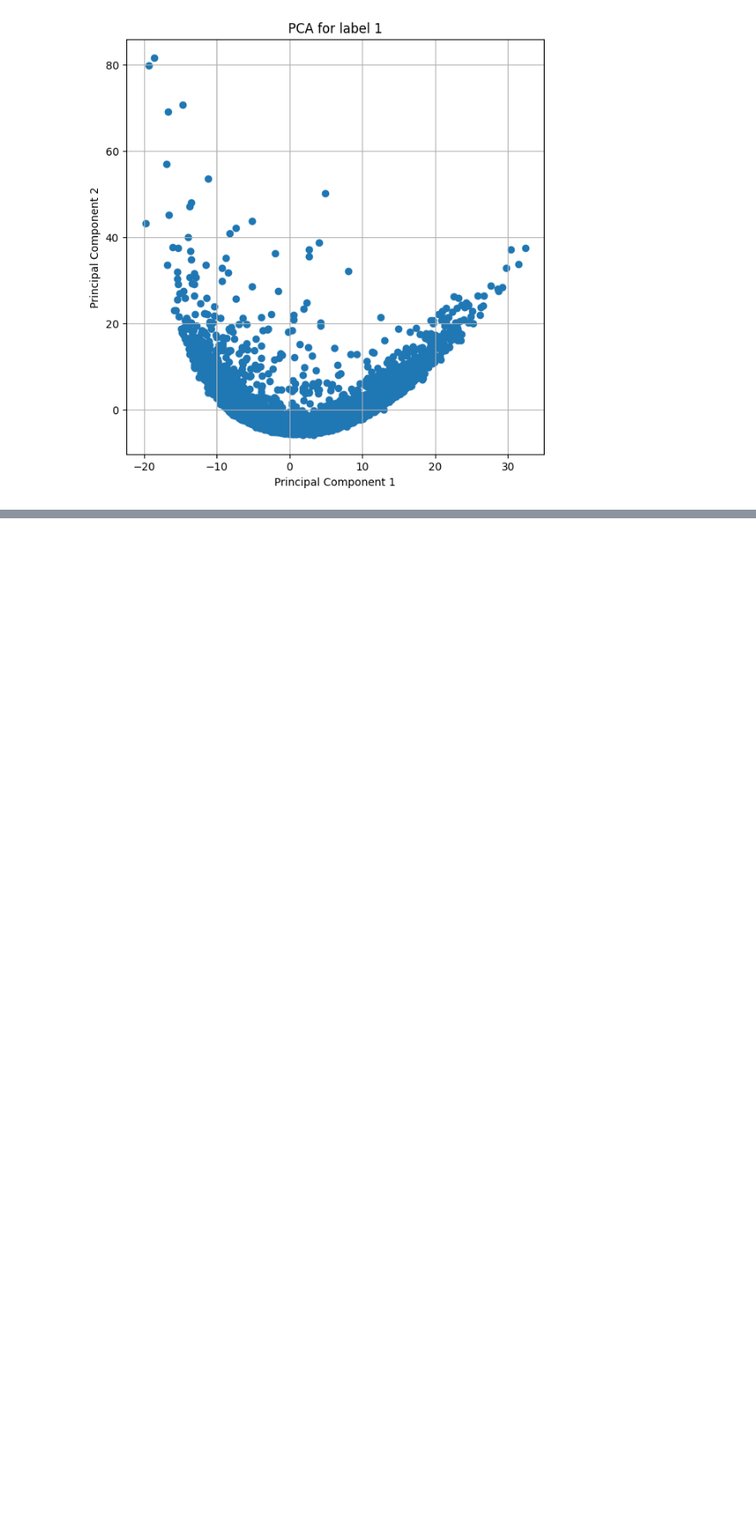
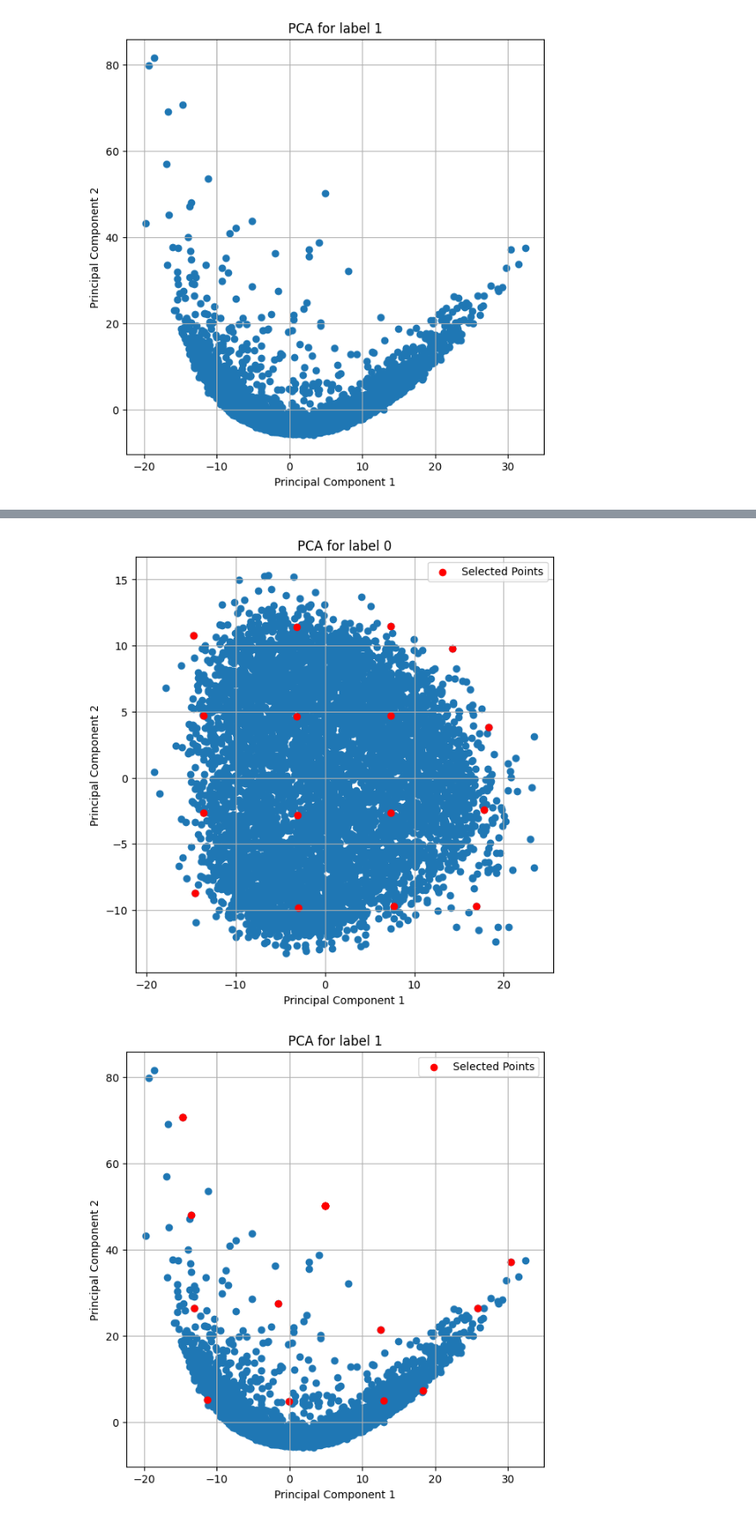
Before and after one commit to MahdiAnvarii/MachineLearning-Homeworks, a Jupyter notebook: HW02/Q2/Q2.ipynb, the cells around one changed output, grey strips where cells are left out. Shown at 86% size. Saved outputs shown, nothing was run; the diff lists cells and outputs as text; code cells hidden in the pictures; blank space fills up the shorter version.

```diff
--- a/HW02/Q2/Q2.ipynb
+++ b/HW02/Q2/Q2.ipynb
@@ -86,0 +77,11 @@ plt.show()
+# %%
+from IPython.display import display, HTML
+display(HTML("<style>div.output_scroll { height: auto !important; max-height: none !important; }</style>"))
+for i in range(10):
+    plt.figure(figsize=(7, 7))
+    plt.scatter(PCASets[i][:, 0], PCASets[i][:, 1])
+    plt.xlabel('Principal Component 1')
+    plt.ylabel('Principal Component 2')
+    plt.title(f'PCA for label {i}')
+    plt.grid(True)
+    plt.show()
@@ -176,0 +116,36 @@ plt.show()
+# %%
+for s in range(10):
+    x1, x2 = np.min(PCASets[s][:, 0]), np.max(PCASets[s][:, 0])
+    y1, y2 = np.min(PCASets[s][:, 1]), np.max(PCASets[s][:, 1])
+    #print(x1,x2)
+    #print(y1,y2)
+
+    gridX = np.linspace(x1, x2, 5)
+    gridY = np.linspace(y1, y2, 5)
+    #print(gridX)
+    #print(gridY)
+
+    Points = []
+    for i in range(len(gridX)-1):
+        for j in range(len(gridY)-1):
+            centerX = (gridX[i] + gridX[i+1]) / 2
+            centerY = (gridY[j] + gridY[j+1]) / 2
+            distance = np.sqrt((PCASets[s][:, 0] - centerX)**2 + (PCASets[s][:, 1] - centerY)**2)
+            closest = np.argmin(distance)
+            Points.append(closest)
+
+    plt.figure(figsize=(7, 7))
+    plt.scatter(PCASets[s][:, 0], PCASets[s][:, 1])
+    plt.xlabel('Principal Component 1')
+    plt.ylabel('Principal Component 2')
+    plt.title(f'PCA for label {s}')
+
+    Points = np.array(Points)
+    plt.scatter(PCASets[s][Points, 0], PCASets[s][Points, 1], color='red', marker='o', label='Selected Points')
+    plt.legend()
+
+    plt.grid(True)
+    plt.show()
+# %% [output]
+[figure, added]
+[figure, added]
```
Also changed, not shown: parts of 12 cells of this notebook.
